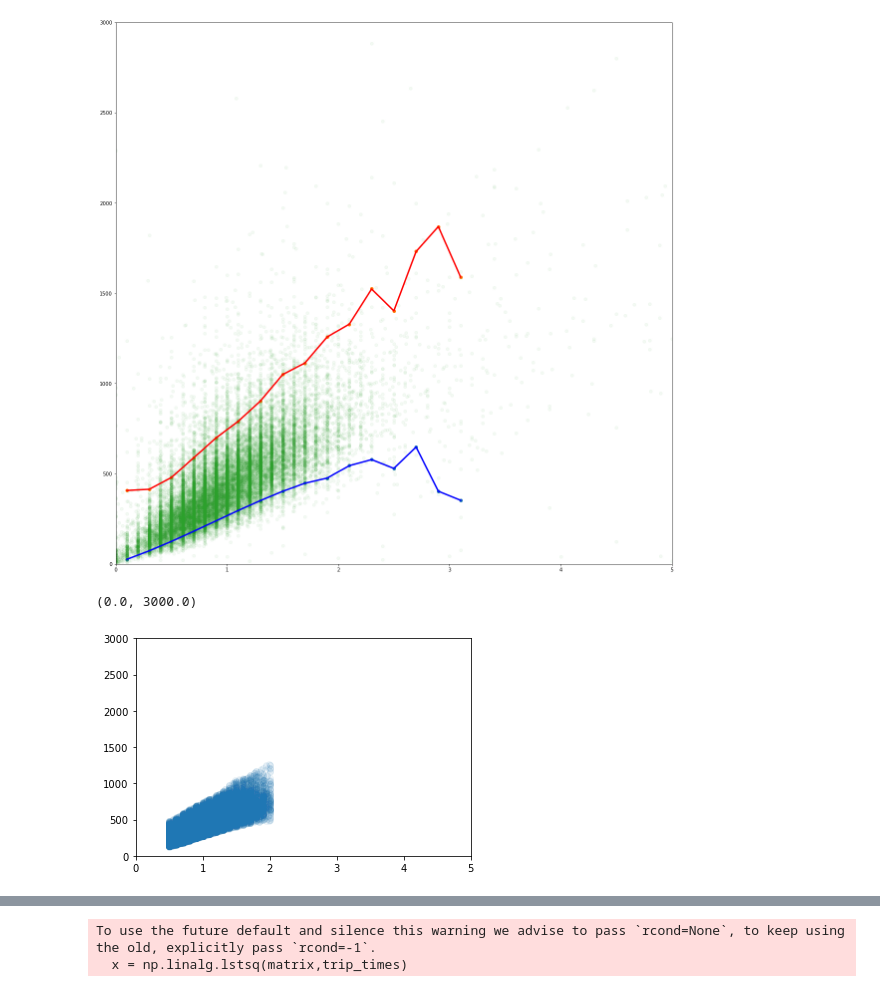
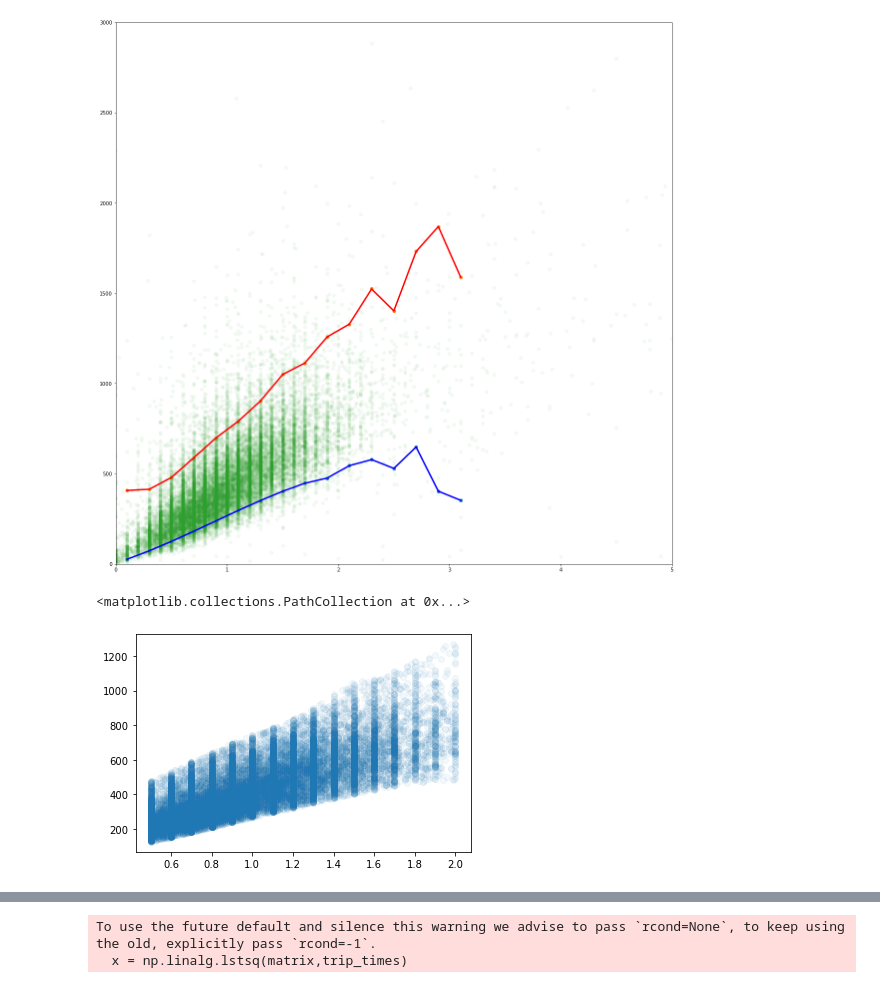
Before and after one commit to ttaylorok/nyc_taxis, a Jupyter notebook: create_network.ipynb, the cells around one changed output, grey strips where cells are left out. Drawn from its saved outputs; the diff is of its cells as text; code cells hidden in the pictures.

```diff
--- a/create_network.ipynb
+++ b/create_network.ipynb
@@ -460,11 +335,9 @@ taxis_clipped['filt'] = taxis_clipped.apply(lambda x : \
 # %% [output]
 [figure]
 # %%
-taxis_filt = taxis_clipped[taxis_clipped['filt']]
+taxis_filt = taxis_clipped[taxis_clipped['filt']].reset_index()
 
 plt.scatter(taxis_filt['trip_distance'], taxis_filt['trip_time'], alpha = 0.05)
-plt.xlim(0, 5)
-plt.ylim(0, 3000)
 # %% [output]
-(0.0, 3000.0)
+<matplotlib.collections.PathCollection at 0x...>
-[figure, old version]
+[figure, new version]
```
Also changed, not shown: parts of 41 cells of this notebook.
